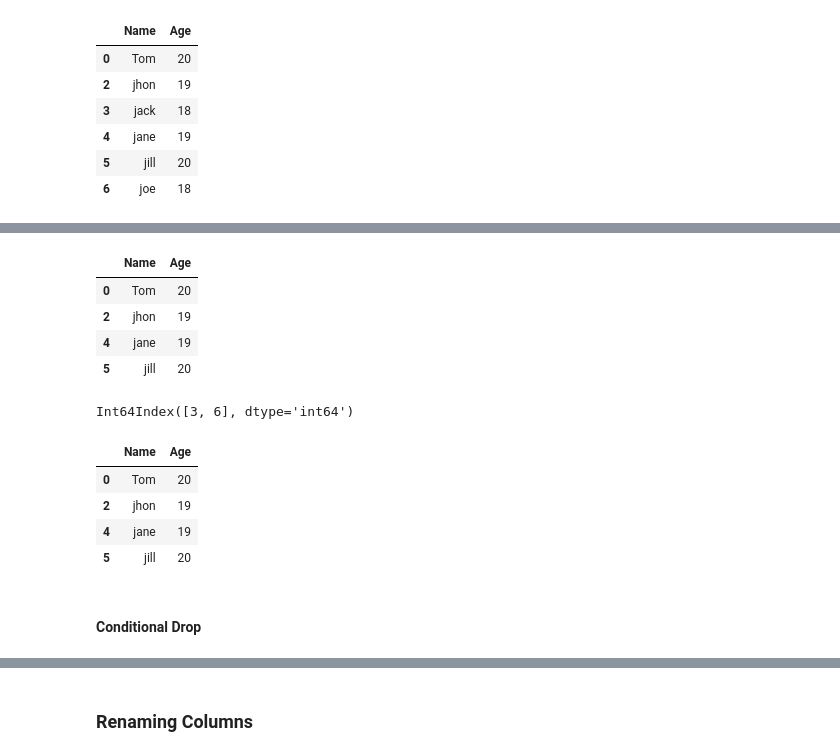
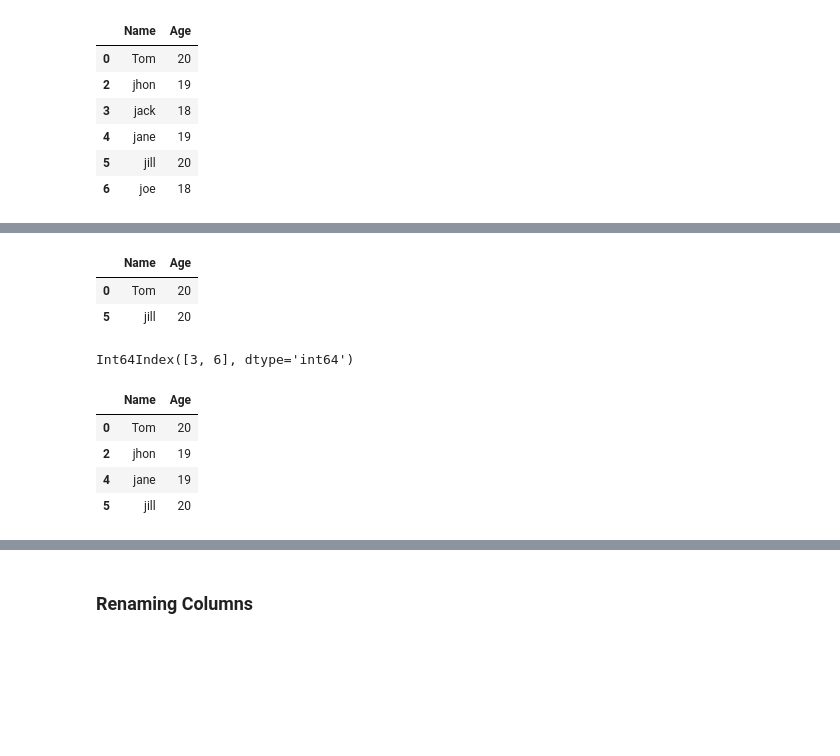
Before and after one commit to dev-SR/machine-learning, a Jupyter notebook: 01pandas/pandas.ipynb, the cells around one changed output, grey strips where cells are left out. Saved outputs shown, nothing was run; the diff lists cells and outputs as text; code cells hidden in the pictures; blank space fills up the shorter version.

```diff
--- a/01pandas/pandas.ipynb
+++ b/01pandas/pandas.ipynb
@@ -882,26 +936,22 @@ Int64Index([0, 2, 3, 4, 5, 6], dtype='int64')
+# %%
+filteredDf = df[~df.Age.isin([18,19])]
+display(filteredDf)
+# %% [output]
+|  | Name | Age |
+| 0 | Tom | 20 |
+| 5 | jill | 20 |
 # %%
-# drop df['Age'] == 18
-# 1st way: filter
-filteredDf = df[df['Age'] != 18]
-display(filteredDf)
-
-# or 2nd way: find index
-
-idx = df[df['Age'] == 18].index
+idx = df.index[df['Age'] == 18]
+# idx = df.index[df['Age'] == 18].tolist()
+# idx = df[df['Age'] == 18].index
+# idx = df[df['Age'] == 18].index.values.tolist()
 print(idx)
-df.drop(index=idx,inplace=True)
-display(df)
+filteredDf = df.drop(index=idx)
+filteredDf
 # %% [output]
+Int64Index([3, 6], dtype='int64')
 |  | Name | Age |
 | 0 | Tom | 20 |
 | 2 | jhon | 19 |
 | 4 | jane | 19 |
 | 5 | jill | 20 |
-Int64Index([3, 6], dtype='int64')
-|  | Name | Age |
-| 0 | Tom | 20 |
-| 2 | jhon | 19 |
-| 4 | jane | 19 |
-| 5 | jill | 20 |
-# %% [markdown]
-#### Conditional Drop
```
Also changed, not shown: parts of 40 cells of this notebook, 1 other file.
